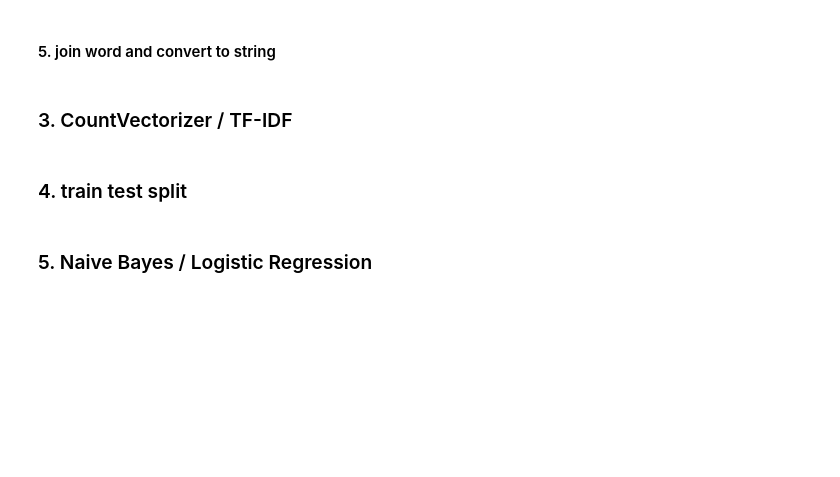
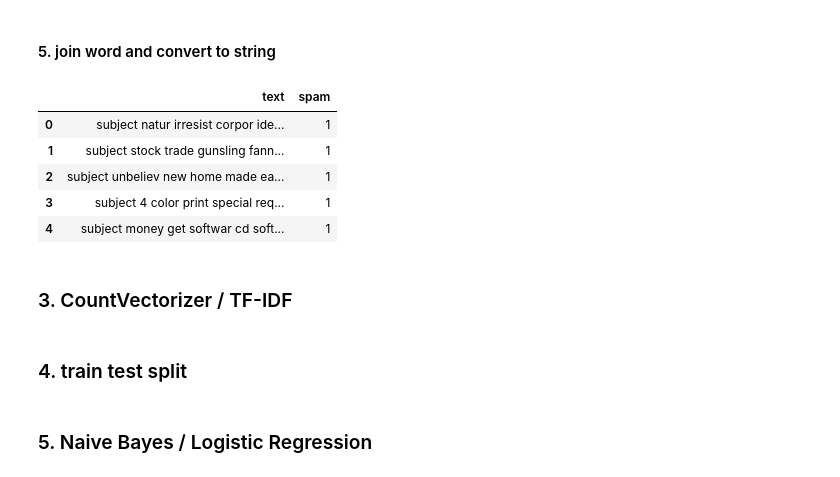
Before and after one commit to BHAVIN-Hariyani-001b/email-spam-classifier, a Jupyter notebook: notebook/email-spam.ipynb, the cells around one changed output. Cells and saved outputs as stored; diff of their text form; code cells hidden in the pictures; blank space fills up the shorter version.

```diff
--- a/notebook/email-spam.ipynb
+++ b/notebook/email-spam.ipynb
@@ -105,6 +114,15 @@ def join_words(text: list[str]) -> str:
     return ' '.join(text)
 # %%
 df['text'] = df['text'].apply(join_words)
+# %%
+df.head()
+# %% [output]
+|  | text | spam |
+| 0 | subject natur irresist corpor ide... | 1 |
+| 1 | subject stock trade gunsling fann... | 1 |
+| 2 | subject unbeliev new home made ea... | 1 |
+| 3 | subject 4 color print special req... | 1 |
+| 4 | subject money get softwar cd soft... | 1 |
 # %% [markdown]
 ### 3. CountVectorizer / TF-IDF
 # %%
```
Also changed, not shown: parts of 5 cells of this notebook, 9 other files.
